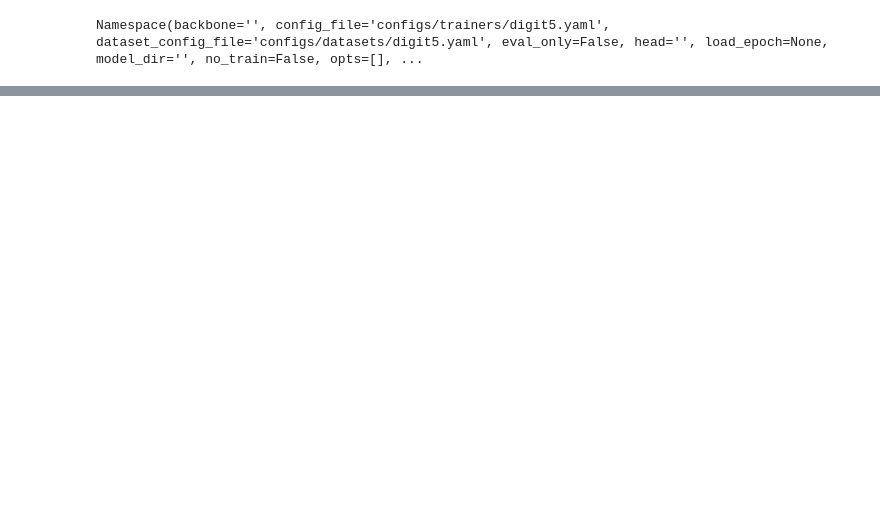
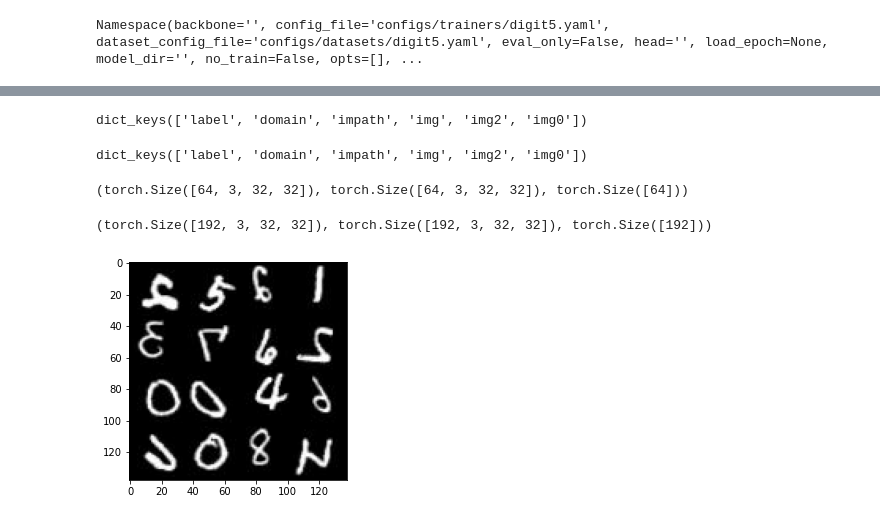
Before and after one commit to yizhe-ang/AdaMatch-PyTorch, a Jupyter notebook: notebooks/test.ipynb, the cells around one changed output, grey strips where cells are left out. Cells and saved outputs as stored; diff of their text form; code cells hidden in the pictures; blank space fills up the shorter version.

```diff
--- a/notebooks/test.ipynb
+++ b/notebooks/test.ipynb
@@ -38,7 +41,7 @@ parser.add_argument(
 parser.add_argument(
     '--target-domains',
     type=str,
-    default=['usps'],
+    default=['svhn'],
     nargs='+',
     help='target domains for DA/DG'
 )
@@ -109,0 +130,2 @@ FileNotFoundError: [Errno 2] No such file or directory: '/Users/angyizhe/code/SL
+# %%
+trainer.train()
@@ -109,0 +136,26 @@ FileNotFoundError: [Errno 2] No such file or directory: '/Users/angyizhe/code/SL
+# %%
+batch_x = next(iter(trainer.train_loader_x))
+batch_u = next(iter(trainer.train_loader_u))
+# %%
+batch_x.keys()
+# %% [output]
+dict_keys(['label', 'domain', 'impath', 'img', 'img2', 'img0'])
+# %%
+batch_u.keys()
+# %% [output]
+dict_keys(['label', 'domain', 'impath', 'img', 'img2', 'img0'])
+# %%
+input_x, input_x2, label_x, input_u, input_u2, label_u = \
+    trainer.parse_batch_train(batch_x, batch_u)
+# %%
+input_x.shape, input_x2.shape, label_x.shape
+# %% [output]
+(torch.Size([64, 3, 32, 32]), torch.Size([64, 3, 32, 32]), torch.Size([64]))
+# %%
+input_u.shape, input_u2.shape, label_u.shape
+# %% [output]
+(torch.Size([192, 3, 32, 32]), torch.Size([192, 3, 32, 32]), torch.Size([192]))
+# %%
+grid = viz_tensors(input_x, normalize=True)
+# %% [output]
+[figure, added]
```
Also changed, not shown: parts of 8 cells of this notebook, 6 other files.
